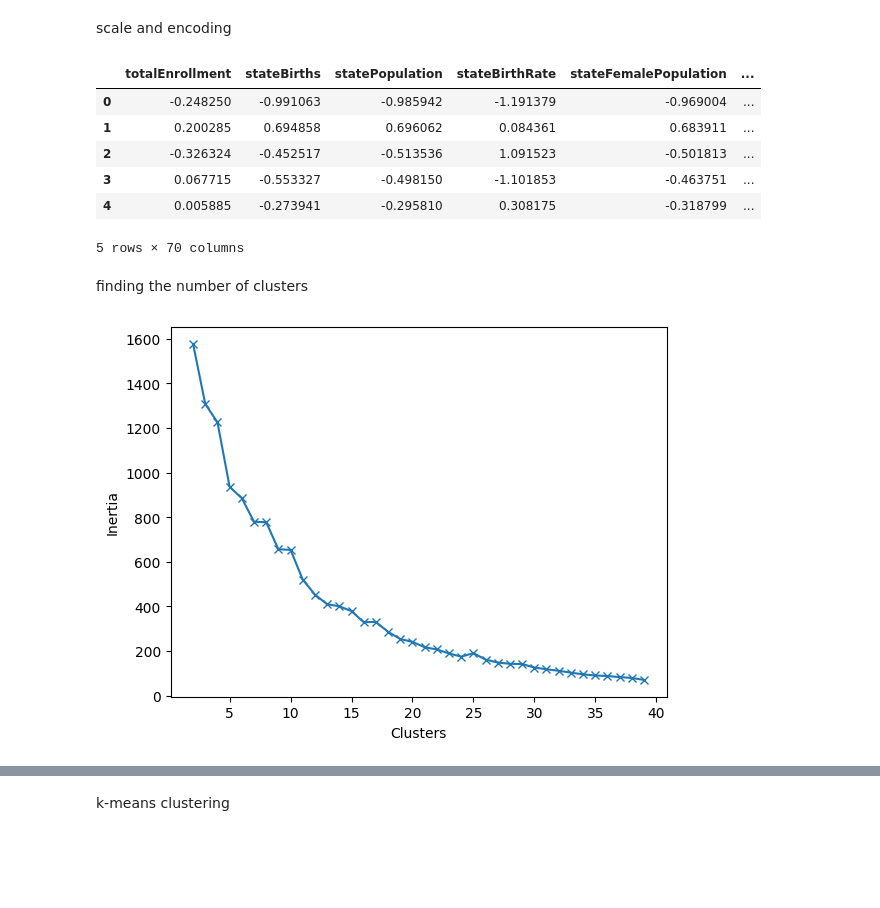
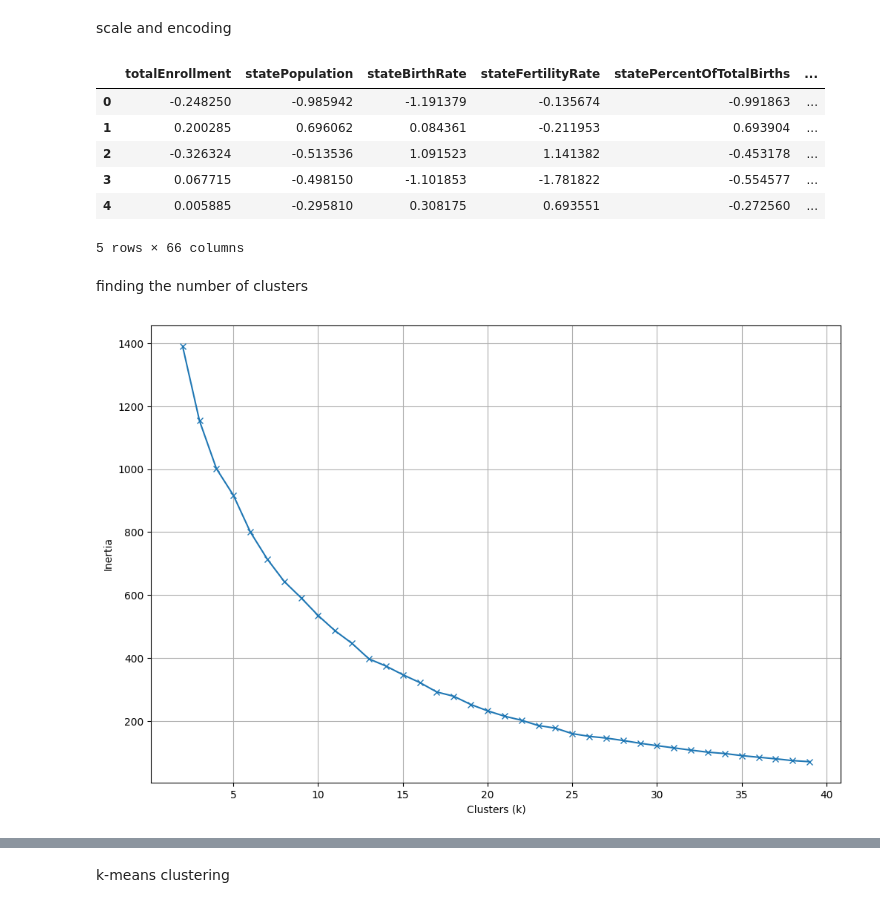
Before and after one commit to SepehrAkbari/enrollment-cliff, a Jupyter notebook: data/analysis.ipynb, the cells around one changed output, grey strips where cells are left out. Cells and saved outputs as stored; diff of their text form; code cells hidden in the pictures; blank space fills up the shorter version.

```diff
--- a/data/analysis.ipynb
+++ b/data/analysis.ipynb
@@ -59,7 +70,11 @@ df.head()
 splitting
 # %%
 labels = df[['name', 'reasonClosure']].copy()
-X_df = df.drop(columns=['name', 'reasonClosure', 'state', 'yearClosed', 'stateAbbreviation', 'typeProfit', 'religionAffiliation', 'specialDemographic', 'mergingInstitutionType',
-                        'mergingInstitutionLocationType', 'mergingInstitutionReligiousAffiliation', 'region', 'yearEstablished'] + reason_cols)
-X_df.shape, labels.shape
+label_cols = ['name', 'reasonClosure', 'state', 'stateAbbreviation', 'region']
+lessImpact_cols = ['yearClosed', 'yearEstablished', 'typeProfit', 'religionAffiliation',
+                  'specialDemographic', 'mergingInstitutionType',
+                  'mergingInstitutionLocationType', 'mergingInstitutionReligiousAffiliation',
+                  'stateBirths', 'stateFemalePopulation', 'regionFemalePopulation', 'regionBirths']
+X_df = df.drop(columns=label_cols + lessImpact_cols + reason_cols)
+X_df.head()
 # %% [output]
@@ -91,26 +112,28 @@ feature_names = np.concatenate([num_cols, cat_feature_names])
 X_processed = pd.DataFrame(X, columns=feature_names)
 X_processed.head()
 # %% [output]
-|  | totalEnrollment | stateBirths | statePopulation | stateBirthRate | stateFemalePopulation | ... |
-| 0 | -0.248250 | -0.991063 | -0.985942 | -1.191379 | -0.969004 | ... |
-| 1 | 0.200285 | 0.694858 | 0.696062 | 0.084361 | 0.683911 | ... |
-| 2 | -0.326324 | -0.452517 | -0.513536 | 1.091523 | -0.501813 | ... |
-| 3 | 0.067715 | -0.553327 | -0.498150 | -1.101853 | -0.463751 | ... |
-| 4 | 0.005885 | -0.273941 | -0.295810 | 0.308175 | -0.318799 | ... |
+|  | totalEnrollment | statePopulation | stateBirthRate | stateFertilityRate | statePercentOfTotalBirths | ... |
+| 0 | -0.248250 | -0.985942 | -1.191379 | -0.135674 | -0.991863 | ... |
+| 1 | 0.200285 | 0.696062 | 0.084361 | -0.211953 | 0.693904 | ... |
+| 2 | -0.326324 | -0.513536 | 1.091523 | 1.141382 | -0.453178 | ... |
+| 3 | 0.067715 | -0.498150 | -1.101853 | -1.781822 | -0.554577 | ... |
+| 4 | 0.005885 | -0.295810 | 0.308175 | 0.693551 | -0.272560 | ... |
-5 rows × 70 columns
+5 rows × 66 columns
 # %% [markdown]
 finding the number of clusters
 # %%
 inertia = []
 k_range = range(2, 40)
 for k in k_range:
-    kmeans = KMeans(n_clusters=k)
+    kmeans = KMeans(n_clusters=k, n_init=10, random_state=rs)
     kmeans.fit(X)
     inertia.append(kmeans.inertia_)
 
-plt.plot(k_range, inertia, marker='x')
-plt.xlabel('Clusters')
+plt.figure(figsize=(12, 8))
+plt.plot(k_range, inertia, marker='x', color='tab:blue')
+plt.xlabel('Clusters (k)')
 plt.ylabel('Inertia')
+plt.grid()
 plt.show()
 # %% [output]
-[figure, old version]
+[figure, new version]
```
Also changed, not shown: parts of 18 cells of this notebook, 11 other files.
